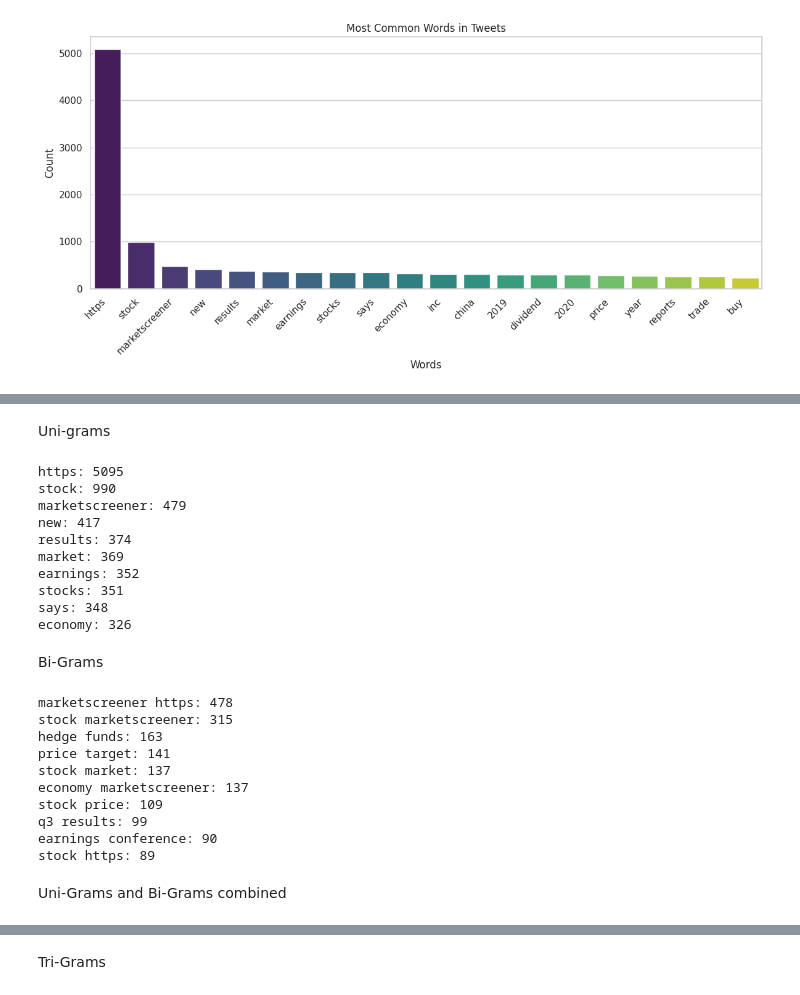
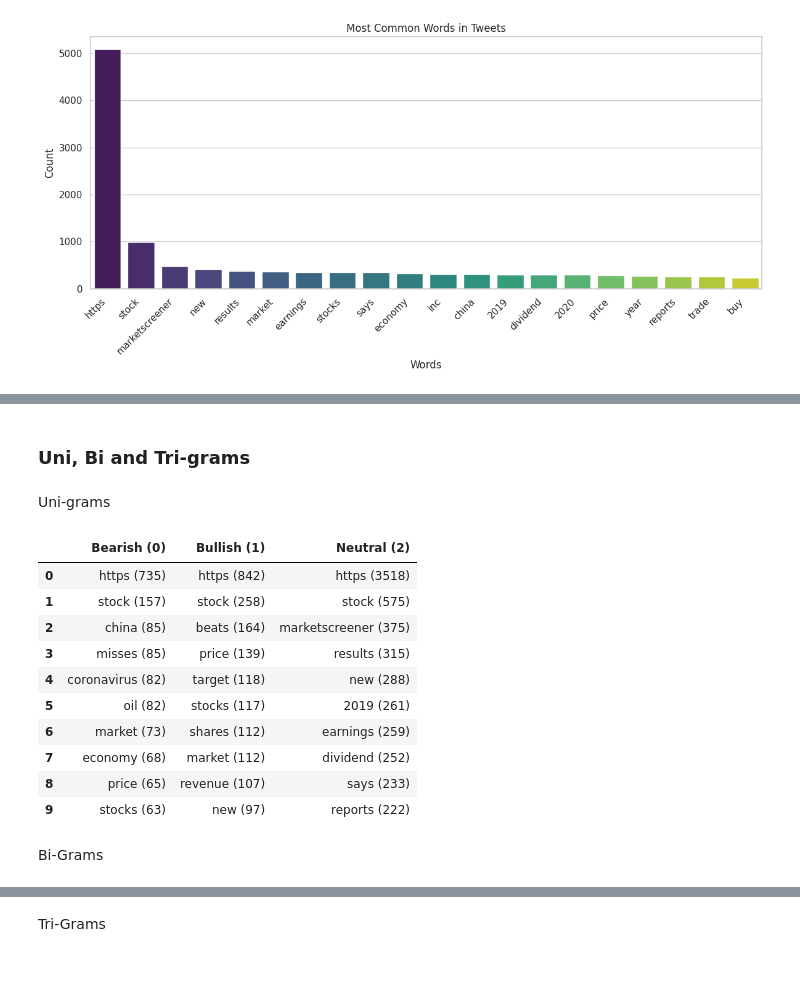
Before and after one commit to DaanCW/Data-Mining-24-25, a Jupyter notebook: main.ipynb, the cells around one changed output, grey strips where cells are left out. Drawn from its saved outputs; the diff is of its cells as text; code cells hidden in the pictures; blank space fills up the shorter version.

```diff
--- a/main.ipynb
+++ b/main.ipynb
@@ -247,54 +271,41 @@ for label, sentiment in zip([0, 1, 2], ['Bearish', 'Bullish', 'Neutral']):
+# %% [markdown]
+### Uni, Bi and Tri-grams
 # %% [markdown]
 Uni-grams
 # %%
-# Create uni-gram vectorizer
-uni_vectorizer = CountVectorizer(ngram_range=(1, 1), stop_words='english')
-X = uni_vectorizer.fit_transform(train_data['text'])
+def get_top_unigrams_with_counts_by_label(data, label_col='label', text_col='text', top_n=10):
+    top_unigrams = {}
 
-# Count total frequency of each uni-gram
-sum_words = X.sum(axis=0)
-word_freq = [(word, sum_words[0, idx]) for word, idx in uni_vectorizer.vocabulary_.items()]
-word_freq = sorted(word_freq, key=lambda x: x[1], reverse=True)
+    for sentiment in sorted(data[label_col].unique()):
+        subset = data[data[label_col] == sentiment][text_col]
+        vectorizer = CountVectorizer(ngram_range=(1, 1), stop_words='english')
+        X = vectorizer.fit_transform(subset)
 
-# Print top 10 uni-grams
-for phrase, freq in word_freq[:10]:
-    print(f"{phrase}: {freq}")
+        sum_words = X.sum(axis=0)
+        word_freq = [(word, sum_words[0, idx]) for word, idx in vectorizer.vocabulary_.items()]
+        word_freq = sorted(word_freq, key=lambda x: x[1], reverse=True)[:top_n]
+
+        # Format as "word (count)"
+        top_unigrams[sentiment] = [f"{word} ({count})" for word, count in word_freq]
+
+    df_top = pd.DataFrame(top_unigrams)
+    df_top.columns = ['Bearish (0)', 'Bullish (1)', 'Neutral (2)']
+    return df_top
+
+# Run it
+top_unigrams_with_counts_df = get_top_unigrams_with_counts_by_label(train_data)
+display(top_unigrams_with_counts_df)
 # %% [output]
-https: 5095
-stock: 990
-marketscreener: 479
-new: 417
-results: 374
-market: 369
-earnings: 352
-stocks: 351
-says: 348
-economy: 326
+|  | Bearish (0) | Bullish (1) | Neutral (2) |
+| 0 | https (735) | https (842) | https (3518) |
+| 1 | stock (157) | stock (258) | stock (575) |
+| 2 | china (85) | beats (164) | marketscreener (375) |
+| 3 | misses (85) | price (139) | results (315) |
+| 4 | coronavirus (82) | target (118) | new (288) |
+| 5 | oil (82) | stocks (117) | 2019 (261) |
+| 6 | market (73) | shares (112) | earnings (259) |
+| 7 | economy (68) | market (112) | dividend (252) |
+| 8 | price (65) | revenue (107) | says (233) |
+| 9 | stocks (63) | new (97) | reports (222) |
 # %% [markdown]
 Bi-Grams
-# %%
-# Create bi-gram vectorizer
-bi_vectorizer = CountVectorizer(ngram_range=(2, 2), stop_words='english')
-X = bi_vectorizer.fit_transform(train_data['text'])
-
-# Count total frequency of each bi-gram
-sum_words = X.sum(axis=0)
-word_freq = [(word, sum_words[0, idx]) for word, idx in bi_vectorizer.vocabulary_.items()]
-word_freq = sorted(word_freq, key=lambda x: x[1], reverse=True)
-
-# Print top 10 bi-grams
-for phrase, freq in word_freq[:10]:
-    print(f"{phrase}: {freq}")
-# %% [output]
-marketscreener https: 478
-stock marketscreener: 315
-hedge funds: 163
-price target: 141
-stock market: 137
-economy marketscreener: 137
-stock price: 109
-q3 results: 99
-earnings conference: 90
-stock https: 89
-# %% [markdown]
-Uni-Grams and Bi-Grams combined
```
Also changed, not shown: parts of 47 cells of this notebook.
